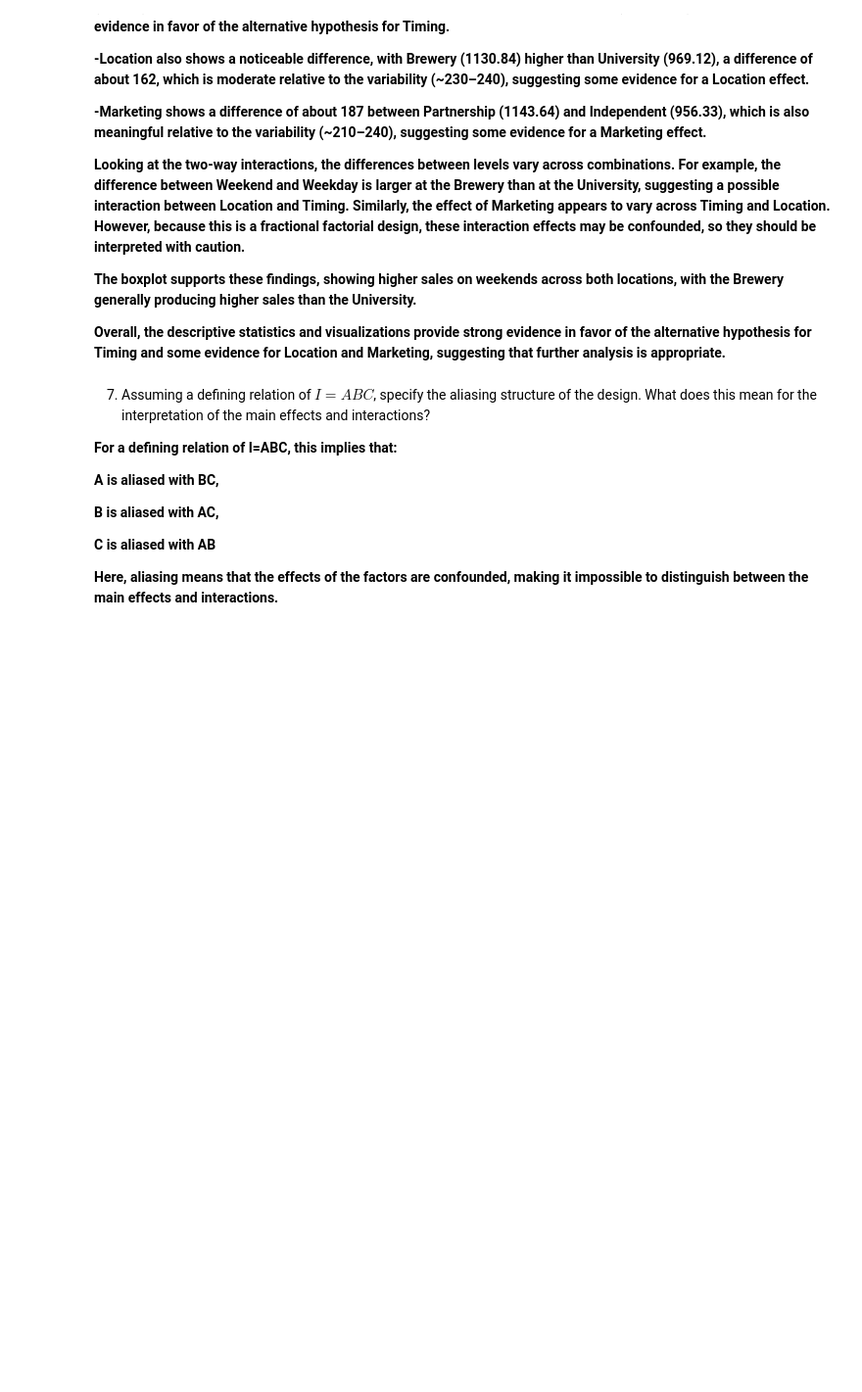
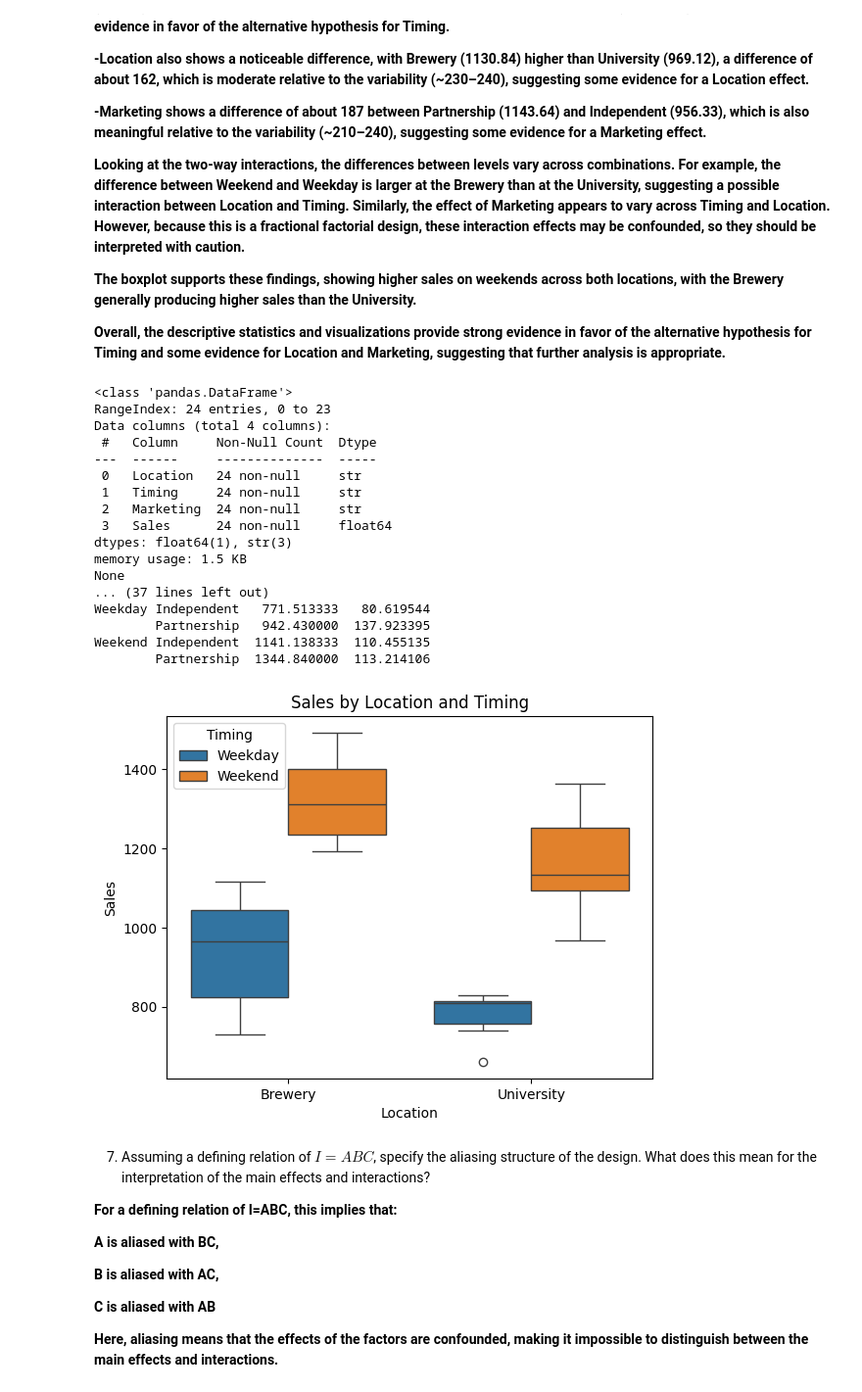
Before and after one commit to garrettspringsted/STAT-7220-Applied-Experimental-Design, a Jupyter notebook: Assignments/Final-Exam/Final-Exam.ipynb, the cells around one changed output. Shown at 98% size. Saved outputs shown, nothing was run; the diff lists cells and outputs as text; code cells hidden in the pictures; blank space fills up the shorter version.

```diff
--- a/Assignments/Final-Exam/Final-Exam.ipynb
+++ b/Assignments/Final-Exam/Final-Exam.ipynb
@@ -503,34 +556,53 @@ $$ H_{13}: \mu_{C+} \neq \mu_{C-} $$
 import pandas as pd
 import seaborn as sns
 import matplotlib.pyplot as plt
 
 ## Read data ##
-sales = pd.read_excel("Busters Burrito Sales.xlsx")
+sales = pd.read_excel("../Assignments/Final-Exam/Busters Burrito Sales.xlsx")
 
 print(sales.info())
 
 ## Main Effects ##
 loc_stats = sales.groupby("Location")["Sales"].agg(["mean","std"])
 time_stats = sales.groupby("Timing")["Sales"].agg(["mean","std"])
 mark_stats = sales.groupby("Marketing")["Sales"].agg(["mean","std"])
 
 print("Location Stats:\n", loc_stats)
 print("\nTiming Stats:\n", time_stats)
 print("\nMarketing Stats:\n", mark_stats)
 
 ## Two-Way ##
 loc_time = sales.groupby(["Location","Timing"])["Sales"].agg(["mean","std"])
 loc_mark = sales.groupby(["Location","Marketing"])["Sales"].agg(["mean","std"])
 time_mark = sales.groupby(["Timing","Marketing"])["Sales"].agg(["mean","std"])
 
 print("\nLocation & Timing:\n", loc_time)
 print("\nLocation & Marketing:\n", loc_mark)
 print("\nTiming & Marketing:\n", time_mark)
 
 ## Visualization ##
 sns.boxplot(data=sales, x="Location", y="Sales", hue="Timing")
 plt.title("Sales by Location and Timing")
 plt.show()
+# %% [output]
+<class 'pandas.DataFrame'>
+RangeIndex: 24 entries, 0 to 23
+Data columns (total 4 columns):
+ #   Column     Non-Null Count  Dtype
+---  ------     --------------  -----
+ 0   Location   24 non-null     str
+ 1   Timing     24 non-null     str
+ 2   Marketing  24 non-null     str
+ 3   Sales      24 non-null     float64
+dtypes: float64(1), str(3)
+memory usage: 1.5 KB
+None
+... (37 lines left out)
+Weekday Independent   771.513333   80.619544
+        Partnership   942.430000  137.923395
+Weekend Independent  1141.138333  110.455135
+        Partnership  1344.840000  113.214106
+[figure, added]
 # %% [markdown]
 7. Assuming a defining relation of $I=ABC$, specify the aliasing structure of the design. What does this mean for the interpretation of the main effects and interactions?
 
```
Also changed, not shown: parts of 17 cells of this notebook.
